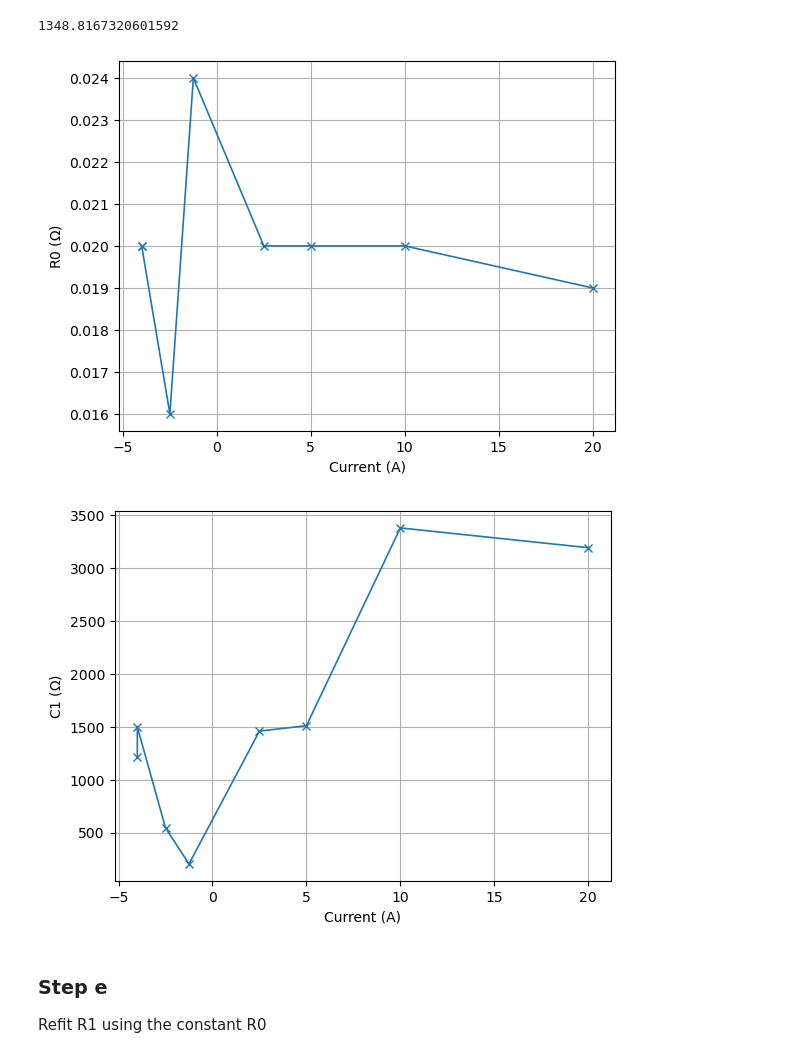
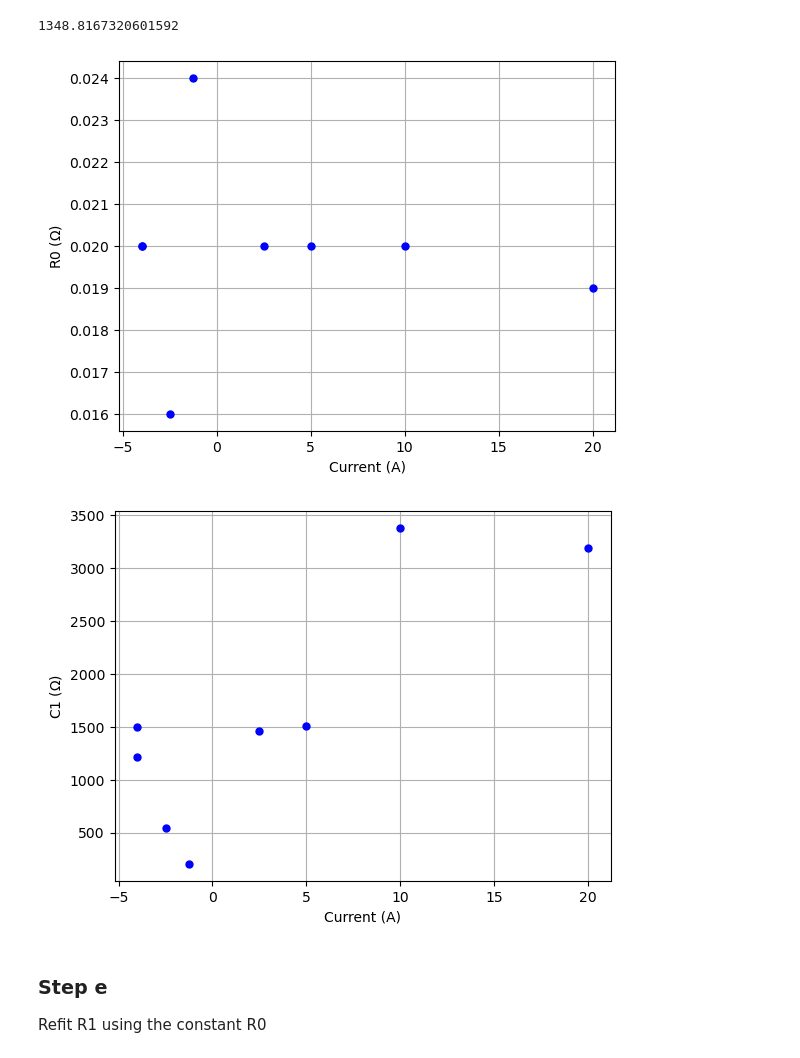
Before and after one commit to sunfanyi/modelling-of-lithium-ion-batteries, a Jupyter notebook: part_2a.ipynb, the cells around one changed output. Saved outputs shown, nothing was run; the diff lists cells and outputs as text; code cells hidden in the pictures.

```diff
--- a/part_2a.ipynb
+++ b/part_2a.ipynb
@@ -185,26 +185,26 @@ C1_const
 # %%
 sorted_idx_I = np.argsort(I_peaks[3, :])
 
 fig, ax = plt.subplots()
-ax.plot(I_peaks[3, sorted_idx_I], R0_tab[3, sorted_idx_I], '-x', linewidth=1.2)
+ax.plot(I_peaks[3, sorted_idx_I], R0_tab[3, sorted_idx_I], 'b.', markersize=10)
 ax.grid()
 ax.set_xlabel('Current (A)')
 ax.set_ylabel('R0 ($\Omega$)')
 # ax.set_title('R0 at $20^oC$ and $60\%$ SOC')
 fig.savefig('Figures/Part 2/2a_R0_20deg_60_SOC.eps', format='eps')
 
 fig, ax = plt.subplots()
-ax.plot(I_peaks[3, sorted_idx_I], C1_tab[3, sorted_idx_I], '-x', linewidth=1.2)
+ax.plot(I_peaks[3, sorted_idx_I], C1_tab[3, sorted_idx_I], 'b.', markersize=10)
 ax.grid()
 ax.set_xlabel('Current (A)')
 ax.set_ylabel('C1 ($\Omega$)')
 # ax.set_title('C1 at $20^oC$ and $60\%$ SOC')
 fig.savefig('Figures/Part 2/2a_C1_20deg_60_SOC.eps', format='eps')
 
 plt.show()
 # %% [output]
-[figure, old version]
+[figure, new version]
-[figure, old version]
+[figure, new version]
 # %% [markdown]
 ### Step e
 
```
Also changed, not shown: parts of 1 cell of this notebook, 12 other files.
